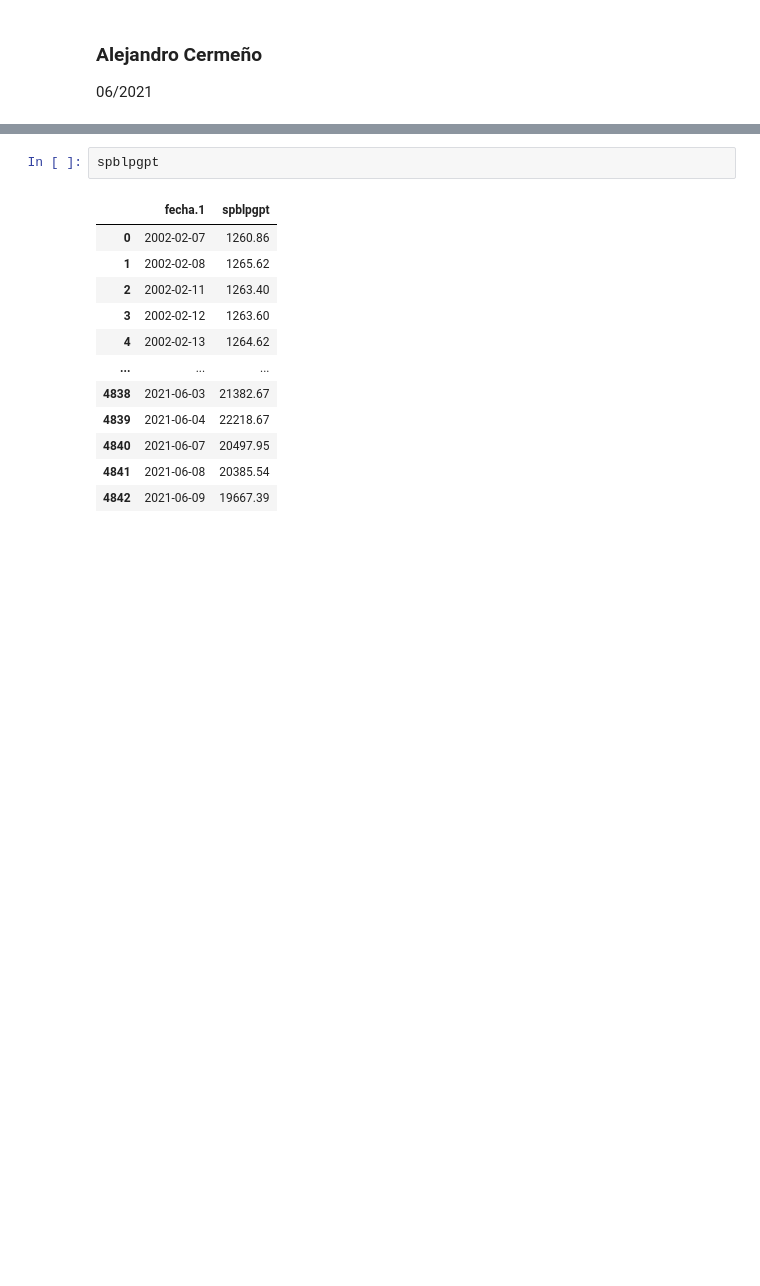
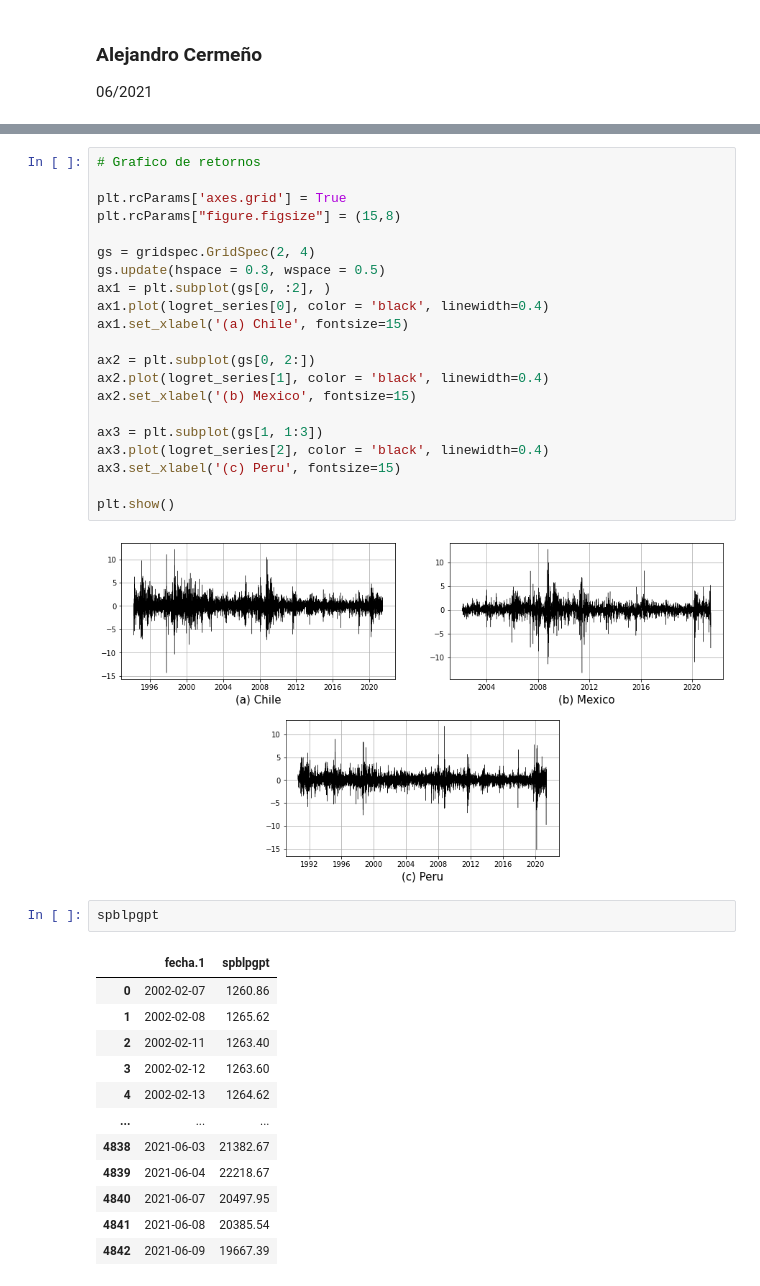
Before and after one commit to alejandro-cermeno/2021_Market_Timing-Cerme-o, a Jupyter notebook: arima.ipynb, the cells around one changed output, grey strips where cells are left out. Cells and saved outputs as stored; diff of their text form; blank space fills up the shorter version.

```diff
--- a/arima.ipynb
+++ b/arima.ipynb
@@ -118,3 +94,26 @@ ValueError: ignored
+# %%
+# Grafico de retornos
+
+plt.rcParams['axes.grid'] = True
+plt.rcParams["figure.figsize"] = (15,8)
+
+gs = gridspec.GridSpec(2, 4)
+gs.update(hspace = 0.3, wspace = 0.5)
+ax1 = plt.subplot(gs[0, :2], )
+ax1.plot(logret_series[0], color = 'black', linewidth=0.4)
+ax1.set_xlabel('(a) Chile', fontsize=15)
+
+ax2 = plt.subplot(gs[0, 2:])
+ax2.plot(logret_series[1], color = 'black', linewidth=0.4)
+ax2.set_xlabel('(b) Mexico', fontsize=15)
+
+ax3 = plt.subplot(gs[1, 1:3])
+ax3.plot(logret_series[2], color = 'black', linewidth=0.4)
+ax3.set_xlabel('(c) Peru', fontsize=15)
+
+plt.show()
+# %% [output]
+[figure, added]
 # %%
 spblpgpt
 # %% [output]
```
Also changed, not shown: parts of 7 cells of this notebook.
